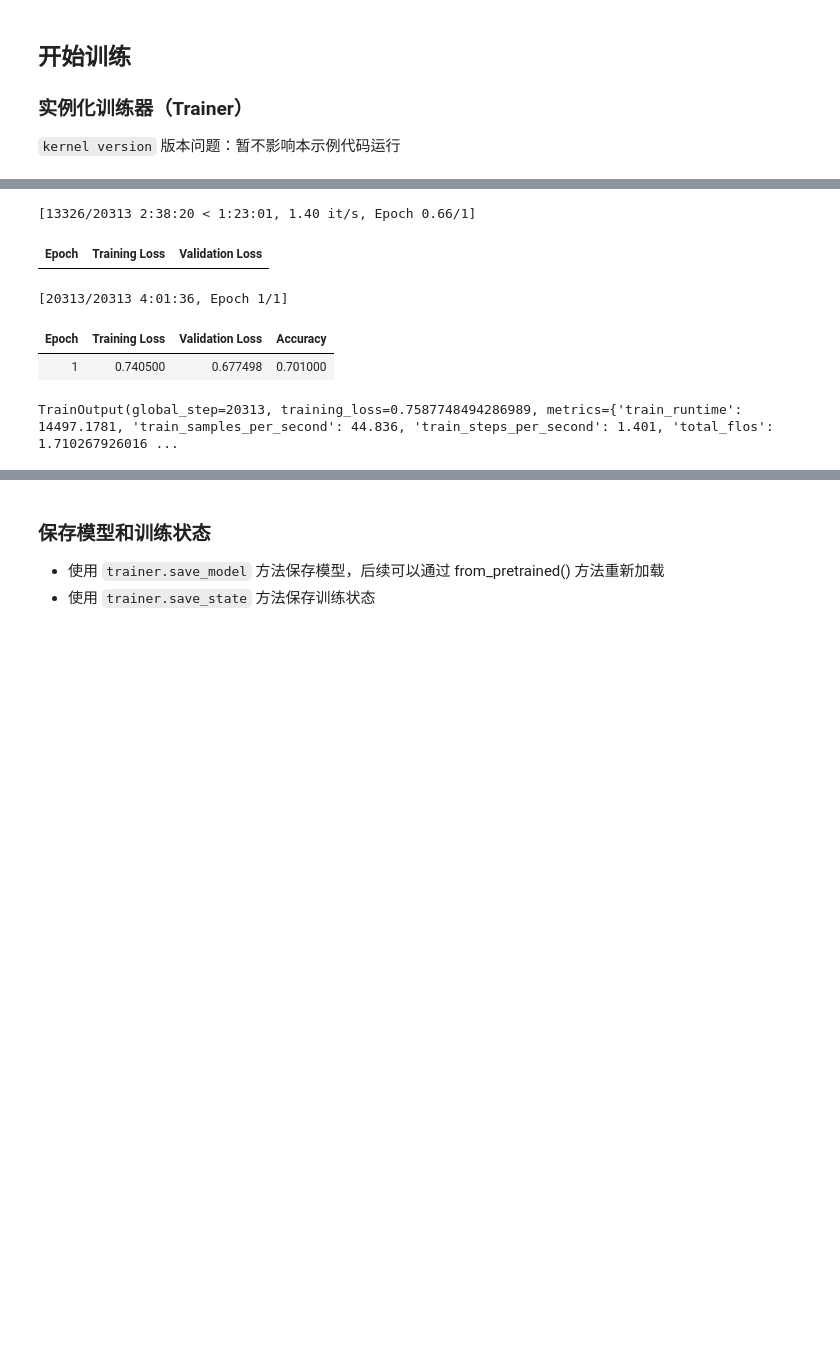
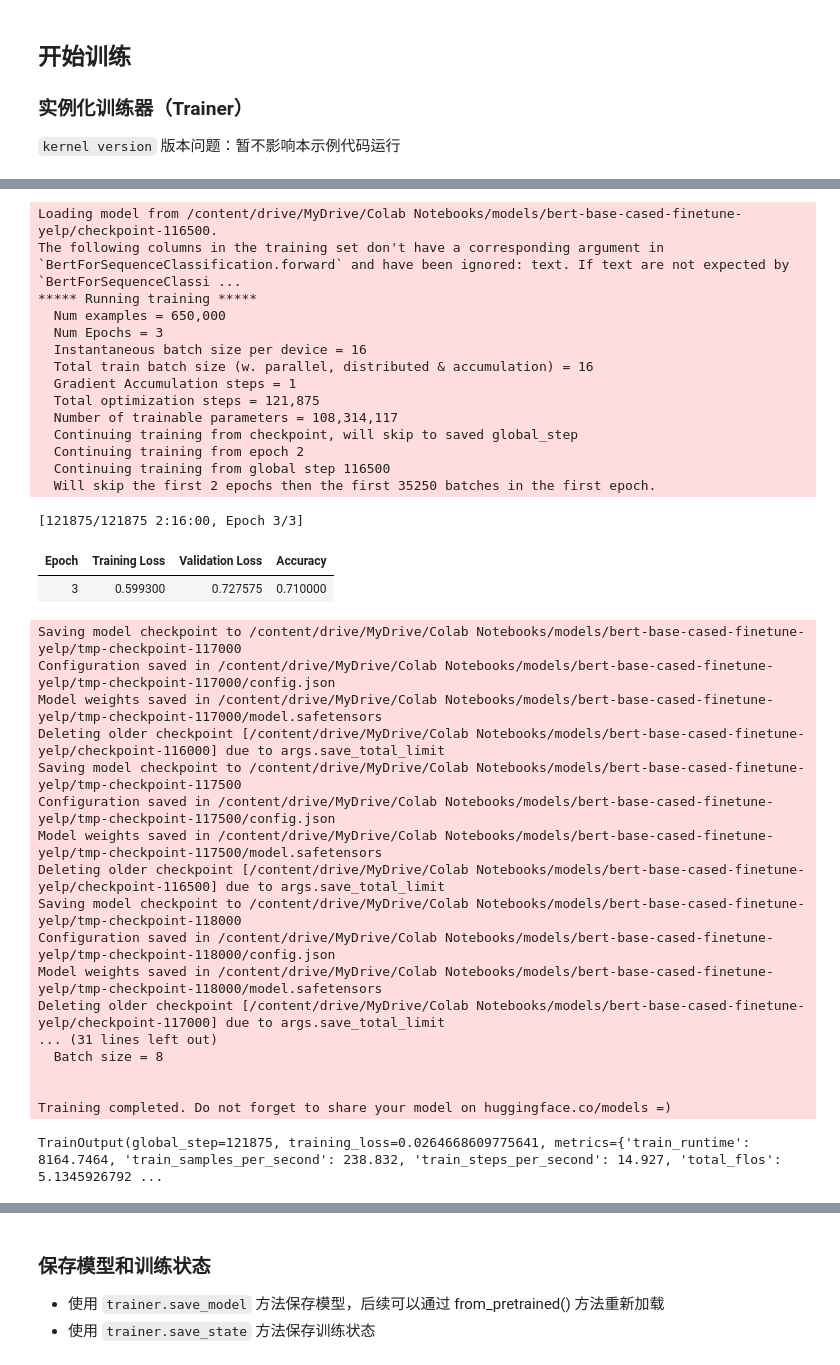
Before and after one commit to reven404/ai-from-zero, a Jupyter notebook: fine_tune_quickstart.ipynb, the cells around one changed output, grey strips where cells are left out. Saved outputs shown, nothing was run; the diff lists cells and outputs as text; code cells hidden in the pictures; blank space fills up the shorter version.

Commit message:
pretraining quickstart: epoch =3

````diff
--- a/fine_tune_quickstart.ipynb
+++ b/fine_tune_quickstart.ipynb
@@ -170,12 +183,15 @@ You should probably TRAIN this model on a down-stream task to be able to use it
 
 **最重要配置：模型权重保存路径(output_dir)**
 # %%
-from transformers import TrainingArguments
+from transformers import TrainingArguments,logging
 
-model_dir = "models/bert-base-cased-finetune-yelp"
+model_dir = f"{WORK_HOME}/models/bert-base-cased-finetune-yelp"
+
+logging.set_verbosity_info()
 
 # logging_steps 默认值为500，根据我们的训练数据和步长，将其设置为100
 training_args = TrainingArguments(output_dir=model_dir,
+                                  resume_from_checkpoint=True,
                                   per_device_train_batch_size=16,
                                   num_train_epochs=5,
                                   logging_steps=100)
@@ -231,8 +250,9 @@ def compute_metrics(eval_pred):
 from transformers import TrainingArguments, Trainer
 
 training_args = TrainingArguments(output_dir=model_dir,
+                                  save_total_limit=2,
                                   evaluation_strategy="epoch",
-                                  per_device_train_batch_size=32,
+                                  per_device_train_batch_size=16,
                                   # per_device_eval_batch_size=32,
-                                  num_train_epochs=1,
-                                  logging_steps=30)
+                                  num_train_epochs=3,
+                                  logging_steps=5000)
@@ -279,15 +305,45 @@ Sun Mar 24 09:14:48 2024
 |=======================================================================================|
 +---------------------------------------------------------------------------------------+
 ```
-# %%
-trainer.train()
-# %% [output]
-[13326/20313 2:38:20 < 1:23:01, 1.40 it/s, Epoch 0.66/1]
-| Epoch | Training Loss | Validation Loss |
-[20313/20313 4:01:36, Epoch 1/1]
-| Epoch | Training Loss | Validation Loss | Accuracy |
-| 1 | 0.740500 | 0.677498 | 0.701000 |
-TrainOutput(global_step=20313, training_loss=0.7587748494286989, metrics={'train_runtime': 14497.1781, 'train_samples_per_second': 44.836, 'train_steps_per_second': 1.401, 'total_flos': 1.710267926016 ...
+# %%
+# trainer.train()
+trainer.train(resume_from_checkpoint=True)
+# %% [output]
+Loading model from /content/drive/MyDrive/Colab Notebooks/models/bert-base-cased-finetune-yelp/checkpoint-116500.
+The following columns in the training set don't have a corresponding argument in `BertForSequenceClassification.forward` and have been ignored: text. If text are not expected by `BertForSequenceClassi ...
+***** Running training *****
+  Num examples = 650,000
+  Num Epochs = 3
+  Instantaneous batch size per device = 16
+  Total train batch size (w. parallel, distributed & accumulation) = 16
+  Gradient Accumulation steps = 1
+  Total optimization steps = 121,875
+  Number of trainable parameters = 108,314,117
+  Continuing training from checkpoint, will skip to saved global_step
+  Continuing training from epoch 2
+  Continuing training from global step 116500
+  Will skip the first 2 epochs then the first 35250 batches in the first epoch.
+[121875/121875 2:16:00, Epoch 3/3]
+| Epoch | Training Loss | Validation Loss | Accuracy |
+| 3 | 0.599300 | 0.727575 | 0.710000 |
+Saving model checkpoint to /content/drive/MyDrive/Colab Notebooks/models/bert-base-cased-finetune-yelp/tmp-checkpoint-117000
+Configuration saved in /content/drive/MyDrive/Colab Notebooks/models/bert-base-cased-finetune-yelp/tmp-checkpoint-117000/config.json
+Model weights saved in /content/drive/MyDrive/Colab Notebooks/models/bert-base-cased-finetune-yelp/tmp-checkpoint-117000/model.safetensors
+Deleting older checkpoint [/content/drive/MyDrive/Colab Notebooks/models/bert-base-cased-finetune-yelp/checkpoint-116000] due to args.save_total_limit
+Saving model checkpoint to /content/drive/MyDrive/Colab Notebooks/models/bert-base-cased-finetune-yelp/tmp-checkpoint-117500
+Configuration saved in /content/drive/MyDrive/Colab Notebooks/models/bert-base-cased-finetune-yelp/tmp-checkpoint-117500/config.json
+Model weights saved in /content/drive/MyDrive/Colab Notebooks/models/bert-base-cased-finetune-yelp/tmp-checkpoint-117500/model.safetensors
+Deleting older checkpoint [/content/drive/MyDrive/Colab Notebooks/models/bert-base-cased-finetune-yelp/checkpoint-116500] due to args.save_total_limit
+Saving model checkpoint to /content/drive/MyDrive/Colab Notebooks/models/bert-base-cased-finetune-yelp/tmp-checkpoint-118000
+Configuration saved in /content/drive/MyDrive/Colab Notebooks/models/bert-base-cased-finetune-yelp/tmp-checkpoint-118000/config.json
+Model weights saved in /content/drive/MyDrive/Colab Notebooks/models/bert-base-cased-finetune-yelp/tmp-checkpoint-118000/model.safetensors
+Deleting older checkpoint [/content/drive/MyDrive/Colab Notebooks/models/bert-base-cased-finetune-yelp/checkpoint-117000] due to args.save_total_limit
+... (31 lines left out)
+  Batch size = 8
+
+
+Training completed. Do not forget to share your model on huggingface.co/models =)
+TrainOutput(global_step=121875, training_loss=0.0264668609775641, metrics={'train_runtime': 8164.7464, 'train_samples_per_second': 238.832, 'train_steps_per_second': 14.927, 'total_flos': 5.1345926792 ...
 # %%
 small_test_dataset = tokenized_datasets["test"].shuffle(seed=64).select(range(100))
 # %%
````
Also changed, not shown: parts of 11 cells of this notebook.
